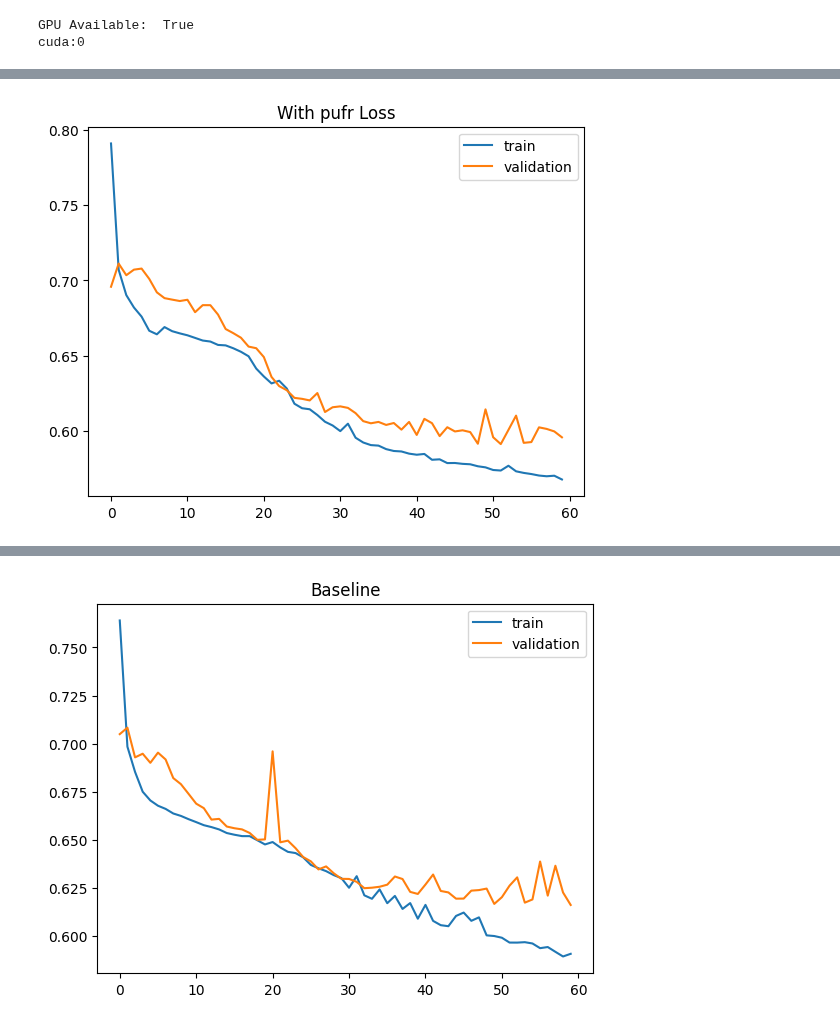
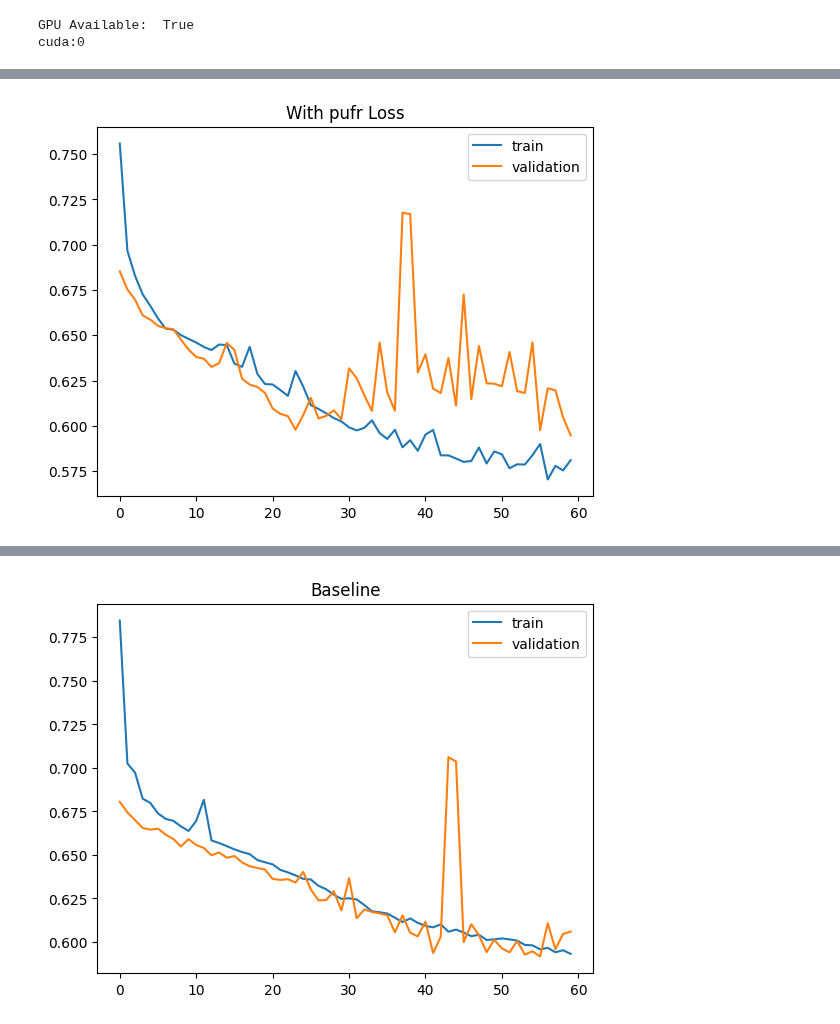
Before and after one commit to LukeV37/Pileup_Project, a Jupyter notebook: analysis/DiHiggs_4b_Attention_Classifier.ipynb, the cells around one changed output, grey strips where cells are left out. Drawn from its saved outputs; the diff is of its cells as text; code cells hidden in the pictures.

```diff
--- a/analysis/DiHiggs_4b_Attention_Classifier.ipynb
+++ b/analysis/DiHiggs_4b_Attention_Classifier.ipynb
@@ -278,8 +303,8 @@ class Encoder(nn.Module):
         super(Encoder, self).__init__()
         self.attention = nn.MultiheadAttention(embed_dim,num_heads=num_heads,batch_first=True, dropout=0.25)
         self.out = nn.Linear(embed_dim,embed_dim)
-    def forward(self, Query, Key, Value):
-        context, weights = self.attention(Query, Key, Value)
+    def forward(self, Query, Key, Value, Edges=None):
+        context, weights = self.attention(Query, Key, Value, attn_mask=Edges)
         latent = Query + context
         tmp = F.gelu(self.out(latent))
         latent = latent + tmp
@@ -288,27 +313,39 @@ class Encoder(nn.Module):
 class Model(nn.Module):
     def __init__(self, in_feats, hidden_feats, out_feats):
         super(Model, self).__init__()
+        num_heads = 1
         self.jet_preprocess = nn.Linear(in_feats,hidden_feats)
-        self.encoder1 = Encoder(hidden_feats,num_heads=8)
-        self.encoder2 = Encoder(hidden_feats,num_heads=8)
-        self.encoder3 = Encoder(hidden_feats,num_heads=8)
+        self.edge_preprocess = nn.Linear(1,num_heads)
+        self.encoder1 = Encoder(hidden_feats,num_heads=num_heads)
+        self.encoder2 = Encoder(hidden_feats,num_heads=num_heads)
+        self.encoder3 = Encoder(hidden_feats,num_heads=num_heads)
+        self.jet_postprocess = nn.Linear(hidden_feats,hidden_feats)
         self.jet_classifier = nn.Linear(hidden_feats,out_feats)
-    def forward(self, jet_feats):
+    def forward(self, jet_feats, edge_feats):
         # Preprocess Jet Feats
         jet_embedding = F.gelu(self.jet_preprocess(jet_feats))
 
+        edge_embedding = edge_feats
+        #edge_embedding = F.gelu(self.edge_preprocess(edge_feats))
+        edge_embedding = torch.permute(edge_embedding, (2,0,1))
+        #edge_embedding = None
+        #print(edge_embedding[0])
+        #print(edge_embedding.shape)
+        #print()
+
         # Attention Layer + Skip Connection + Post-Process
-        jet_embedding, jet_weights = self.encoder1(jet_embedding,jet_embedding,jet_embedding)
-        jet_embedding, jet_weights = self.encoder2(jet_embedding,jet_embedding,jet_embedding)
-        jet_embedding, jet_weights = self.encoder3(jet_embedding,jet_embedding,jet_embedding)
+        jet_embedding, jet_weights = self.encoder1(jet_embedding,jet_embedding,jet_embedding,edge_embedding)
+        jet_embedding, jet_weights = self.encoder2(jet_embedding,jet_embedding,jet_embedding,edge_embedding)
+        jet_embedding, jet_weights = self.encoder3(jet_embedding,jet_embedding,jet_embedding,edge_embedding)
 
         # Aggregate and Classify
         jet_aggregated = jet_embedding.sum(dim=0)
+        jet_aggregated = F.gelu(self.jet_postprocess(jet_aggregated))
         output = F.sigmoid(self.jet_classifier(jet_aggregated))
         return output
 # %%
 def train(model, optimizer, data, epochs=20):
-    X_train, y_train, X_val, y_val = data
+    X_train, Edges_train, y_train, X_val, Edges_val, y_val = data
 
     history = {'train_loss':[],'test_loss':[]}
 
@@ -319,7 +356,7 @@ def train(model, optimizer, data, epochs=20):
         model.train()
         for event in range(num_train):
             optimizer.zero_grad()
-            output = model(X_train[event].to(device))
+            output = model(X_train[event].to(device),torch.unsqueeze(Edges_train[event],dim=2).to(device))
             loss = loss_fn(output, y_train[event].to(device))
             loss.backward()
             optimizer.step()
@@ -328,7 +365,7 @@ def train(model, optimizer, data, epochs=20):
         num_val = X_val.size(0)
         model.eval()
         for event in range(num_val):
-            y_pred = model(X_val[event].to(device))
+            y_pred = model(X_val[event].to(device),torch.unsqueeze(Edges_val[event],dim=2).to(device))
             loss = loss_fn(y_pred,y_val[event].to(device))
             cum_loss_val.append(loss.detach().cpu().numpy())
 
@@ -356,7 +393,7 @@ Epochs = 40
 print("Training with PUFR")
 PUFR = Model(5,32,1).to(device)
 optimizer_pufr = optim.Adam(PUFR.parameters(), lr=0.0001)
-data = [X_train_pufr, y_train, X_val_pufr, y_val]
+data = [X_train_pufr, Edges_train, y_train, X_val_pufr, Edges_val, y_val]
 PUFR_history = train(PUFR, optimizer_pufr, data, epochs=Epochs)
 plt.plot(PUFR_history['train_loss'],label='train')
 plt.plot(PUFR_history['test_loss'],label='validation')
@@ -370,7 +407,7 @@ print()
 print("Training Baseline")
 Baseline = Model(4,32,1).to(device)
 optimizer_baseline = optim.Adam(Baseline.parameters(), lr=0.0001)
-data = [X_train_baseline, y_train, X_val_baseline, y_val]
+data = [X_train_baseline, Edges_train, y_train, X_val_baseline, Edges_val, y_val]
 Baseline_history = train(Baseline, optimizer_baseline, data, epochs=Epochs)
 plt.plot(Baseline_history['train_loss'],label='train')
 plt.plot(Baseline_history['test_loss'],label='validation')
@@ -418,7 +455,7 @@ Epoch: 40       Train Loss: 0.6089      Val Loss: 0.6218
 # %%
 Epochs = 20
 
-data = [X_train_pufr, y_train, X_val_pufr, y_val]
+data = [X_train_pufr, Edges_train, y_train, X_val_pufr, Edges_val, y_val]
 PUFR_history2 = train(PUFR, optimizer_pufr, data, epochs=Epochs)
 PUFR_history['train_loss'] = np.concatenate([PUFR_history['train_loss'],PUFR_history2['train_loss']], axis=0)
 PUFR_history['test_loss'] = np.concatenate([PUFR_history['test_loss'],PUFR_history2['test_loss']], axis=0)
@@ -428,7 +465,7 @@ plt.title("With pufr Loss")
 plt.legend()
 plt.show()
 
-data = [X_train_baseline, y_train, X_val_baseline, y_val]
+data = [X_train_baseline, Edges_train, y_train, X_val_baseline, Edges_val, y_val]
 Baseline_history2 = train(Baseline, optimizer_baseline, data, epochs=Epochs)
 Baseline_history['train_loss'] = np.concatenate([Baseline_history['train_loss'],Baseline_history2['train_loss']], axis=0)
 Baseline_history['test_loss'] = np.concatenate([Baseline_history['test_loss'],Baseline_history2['test_loss']], axis=0)
@@ -461 +498 @@ Epoch: 20       Train Loss: 0.5676      Val Loss: 0.5957
-[figure, old version]
+[figure, new version]
@@ -482,4 +519,4 @@ Epoch: 20       Train Loss: 0.5907      Val Loss: 0.6161
-[figure, old version]
+[figure, new version]
 # %%
 def ATLAS_roc(y_true, y_pred):
     sig = (y_true==1)
```
Also changed, not shown: parts of 10 cells of this notebook.
